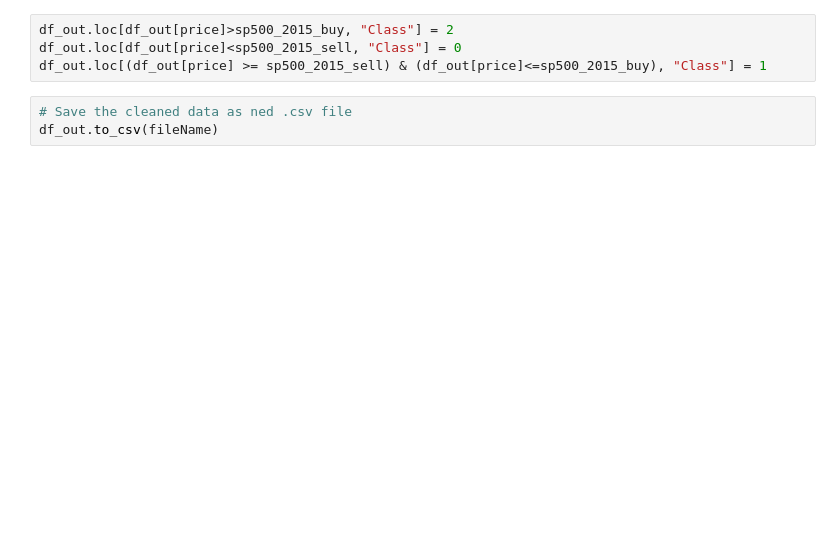
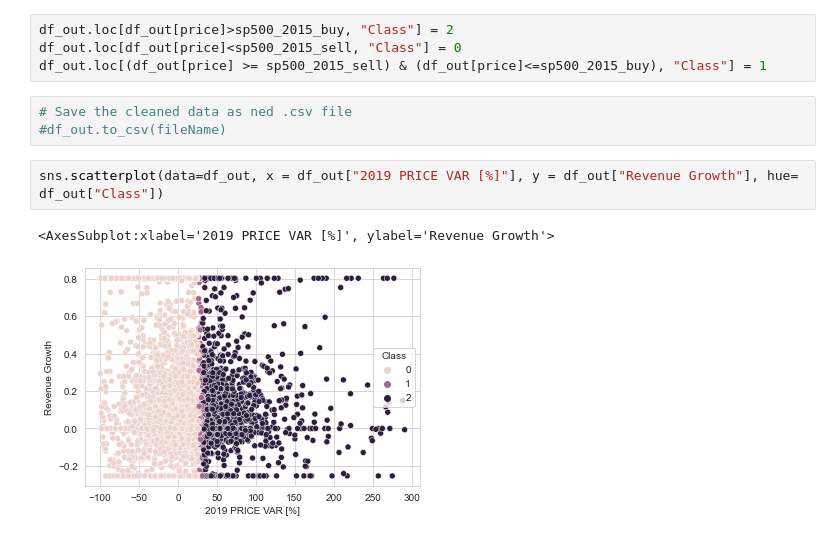
Before and after one commit to JosipHarambasic/ML_Project, a Jupyter notebook: clean_data.ipynb, the cells around one changed output. Saved outputs shown, nothing was run; the diff lists cells and outputs as text; blank space fills up the shorter version.

```diff
--- a/clean_data.ipynb
+++ b/clean_data.ipynb
@@ -230,4 +218,9 @@ df_out.loc[df_out[price]<sp500_2015_sell, "Class"] = 0
 df_out.loc[(df_out[price] >= sp500_2015_sell) & (df_out[price]<=sp500_2015_buy), "Class"] = 1
 # %%
 # Save the cleaned data as ned .csv file
-df_out.to_csv(fileName)
+#df_out.to_csv(fileName)
+# %%
+sns.scatterplot(data=df_out, x = df_out["2019 PRICE VAR [%]"], y = df_out["Revenue Growth"], hue= df_out["Class"])
+# %% [output]
+<AxesSubplot:xlabel='2019 PRICE VAR [%]', ylabel='Revenue Growth'>
+[figure, added]
```
Also changed, not shown: parts of 12 cells of this notebook, 2 other files.
